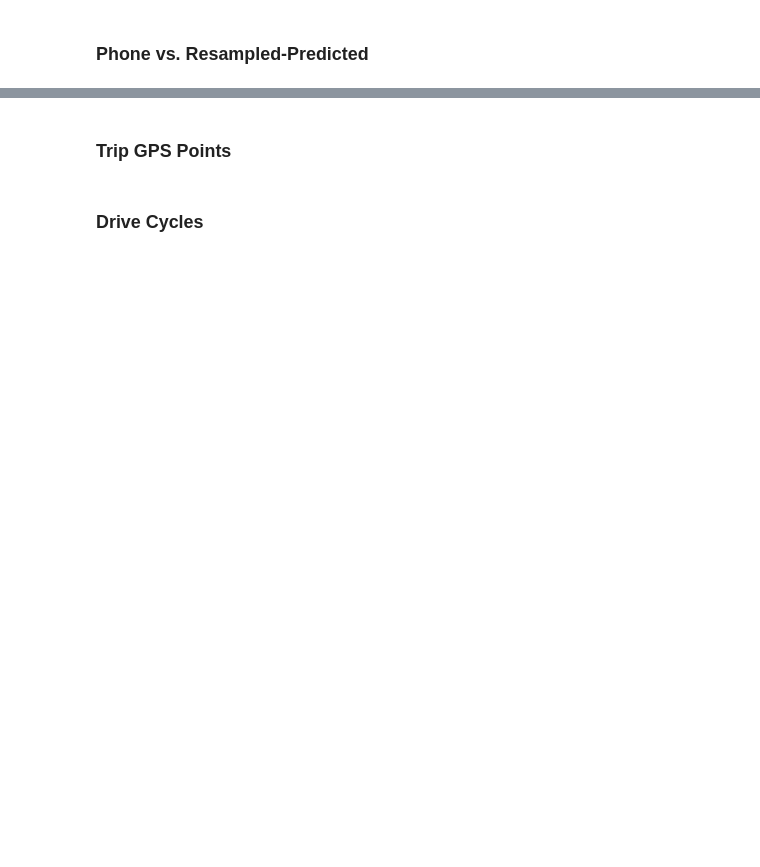
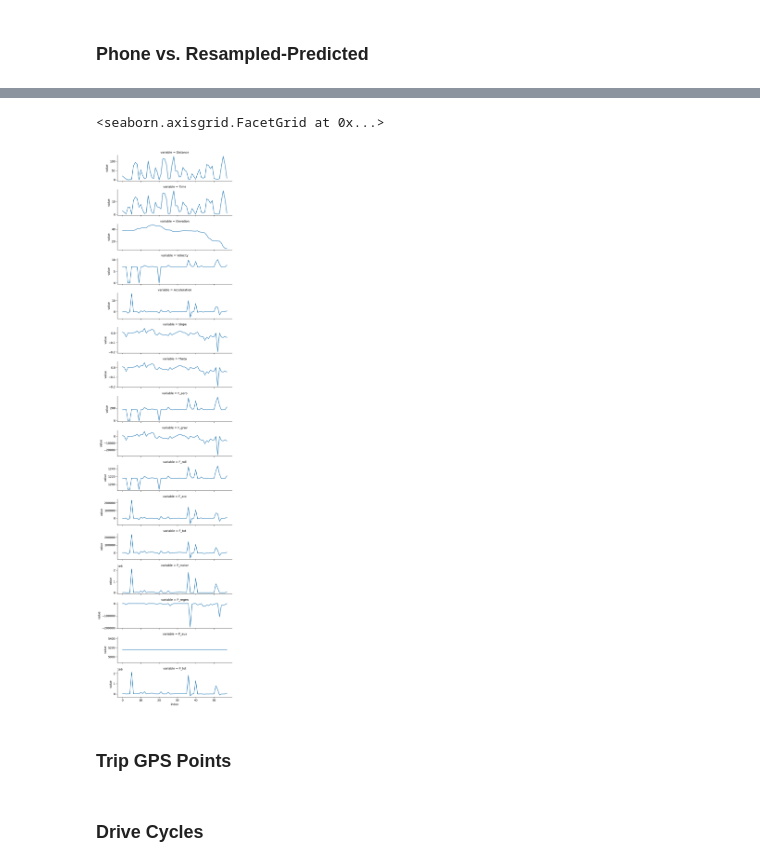
Before and after one commit to zackAemmer/open_bus_tools, a Jupyter notebook: notebooks/create_drive_cycle.ipynb, the cells around one changed output, grey strips where cells are left out. Saved outputs shown, nothing was run; the diff lists cells and outputs as text; code cells hidden in the pictures; blank space fills up the shorter version.

```diff
--- a/notebooks/create_drive_cycle.ipynb
+++ b/notebooks/create_drive_cycle.ipynb
@@ -78,3 +115,8 @@ cycle_df.head()
+# %%
+plotting.formatted_trajectory_lineplot(cycle_df)
+# %% [output]
+<seaborn.axisgrid.FacetGrid at 0x...>
+[figure, added]
 # %%
 # GTFS shapes
 shape_lookup = standardfeeds.get_gtfs_shapes_lookup(f"../data/kcm_gtfs/{static_date}/")
```
Also changed, not shown: parts of 6 cells of this notebook, 5 other files.
